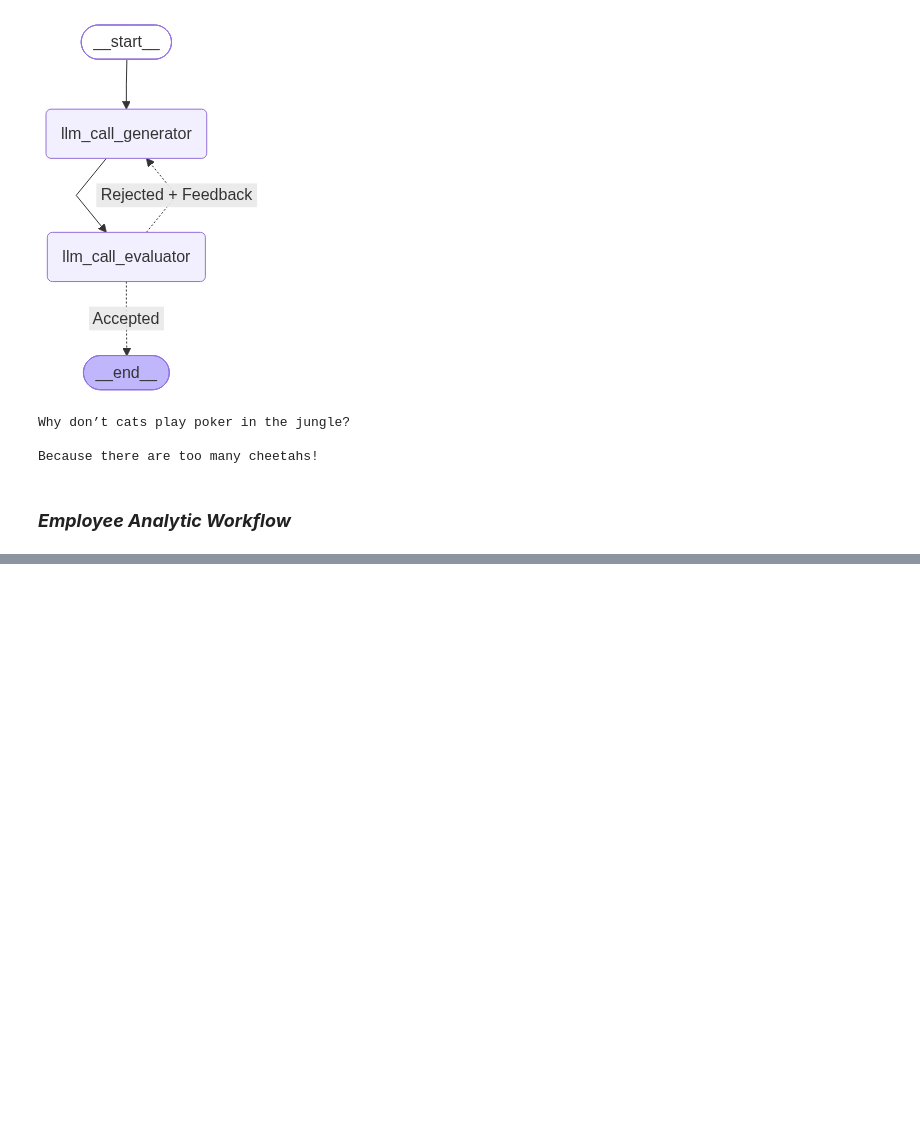
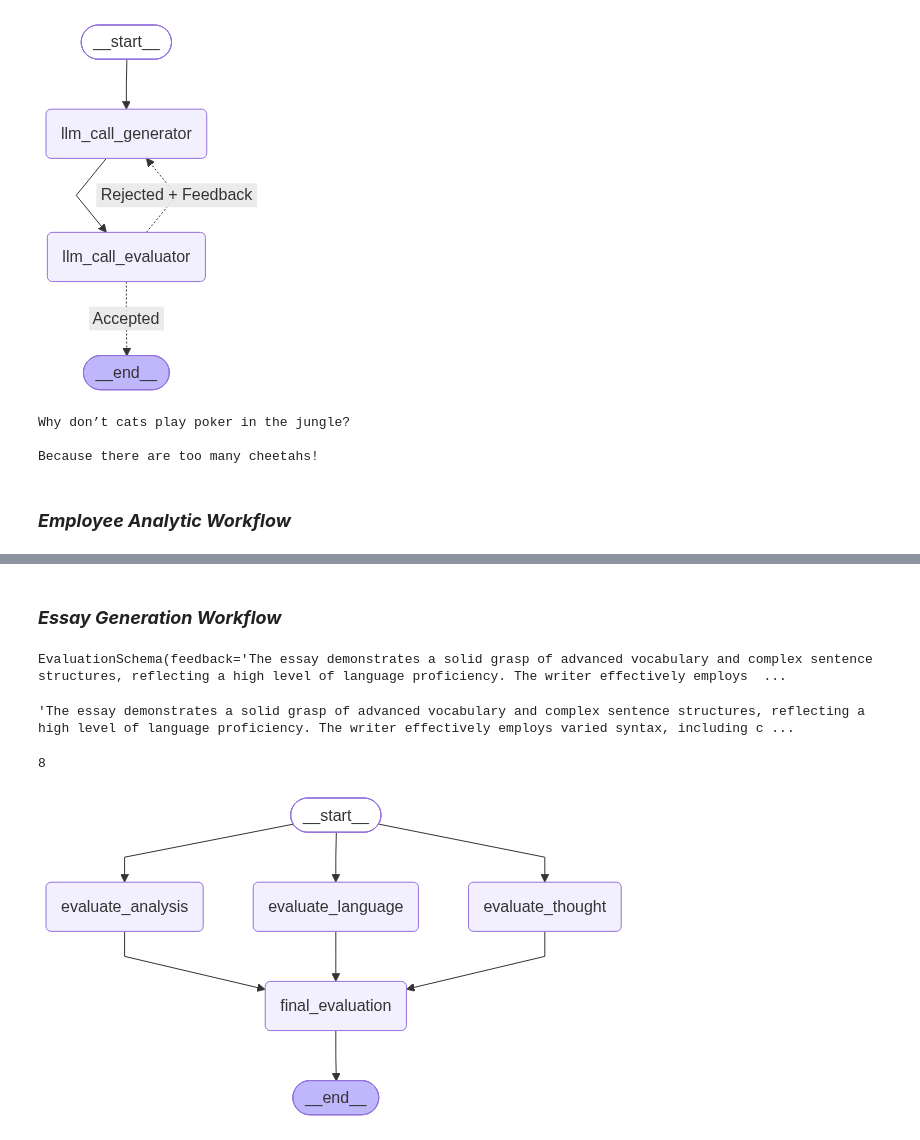
Before and after one commit to Ankit1726/AI_Engineering, a Jupyter notebook: Agentic_AI/notebooks/langgraph/workflows.ipynb, the cells around one changed output, grey strips where cells are left out. Saved outputs shown, nothing was run; the diff lists cells and outputs as text; code cells hidden in the pictures; blank space fills up the shorter version.

```diff
--- a/Agentic_AI/notebooks/langgraph/workflows.ipynb
+++ b/Agentic_AI/notebooks/langgraph/workflows.ipynb
@@ -512,0 +605,2 @@ Because there are too many cheetahs!
+# %% [markdown]
+### ***Essay Generation Workflow***
@@ -512,0 +629,31 @@ Because there are too many cheetahs!
+# %%
+essay = """Europe in the Age of AI: The Regulatory Superpower
+
+As the world rushes headlong into the era of artificial intelligence, the European Union finds itself playing a unique and complex role. While the United States and China dominate the race to build the largest foundation models and hardware ecosystems, Europe has positioned itself as the global conscience of the AI age. For Europe, the challenge is not simply about technological supremacy, but about ensuring that AI aligns with democratic values, human rights, and environmental sustainability.
+
+Europe's strengths lie in its deep academic traditions and its commitment to ethical frameworks. The continent is home to world-class research hubs, producing some of the leading minds in machine learning. Furthermore, Europe has a distinct advantage in industrial and B2B AI, driven by its manufacturing powerhouses in Germany, France, and Scandinavia. However, Europe’s most defining characteristic in this era is its regulatory muscle. With the passage of the AI Act, the EU has created the world’s first comprehensive legal framework for artificial intelligence, categorizing systems by risk and demanding unprecedented transparency from tech companies.
+
+The European vision for AI is heavily focused on public good and sustainability. There is a strong push toward "Green AI," ensuring that the massive energy consumption of data centers aligns with the continent's aggressive climate goals. In healthcare, European nations are leveraging AI to advance precision medicine and streamline public health systems, while fiercely protecting patient data. Additionally, significant investments are being made to develop open-source, multilingual AI models that preserve Europe's rich linguistic diversity and reduce reliance on Silicon Valley.
+
+Despite these noble ambitions, Europe faces substantial hurdles. The continent suffers from a severe lack of hyperscale tech companies and domestic cloud infrastructure, leaving it heavily dependent on foreign technology. This "compute deficit" is compounded by a fragmented venture capital market, which often struggles to commercialize academic breakthroughs. Consequently, Europe frequently experiences a brain drain, as its brightest AI researchers are lured away by the massive salaries and computing resources offered by American and Chinese tech giants.
+
+The central tension for Europe is whether its regulatory approach will foster "trustworthy AI" or stifle homegrown innovation. Critics argue that stringent compliance burdens will price European startups out of the market, relegating the continent to being a consumer of foreign AI rather than a creator. Proponents, however, believe that by setting global ethical standards—the "Brussels Effect"—Europe will ultimately attract users and enterprises that demand secure, unbiased, and privacy-respecting technologies.
+
+To succeed, Europe must balance its protective instincts with aggressive investment in digital infrastructure and innovation. It needs to foster a unified digital single market that allows startups to scale across borders effortlessly, while also forging strategic alliances to secure supply chains for critical hardware like semiconductors.
+
+In conclusion, Europe in the age of AI represents a profound geopolitical experiment. It is testing whether a society can successfully govern exponential technology without sacrificing economic competitiveness. If Europe succeeds, it will provide a desperately needed global blueprint for human-centric AI; if it fails, it risks becoming an over-regulated museum in a world driven by algorithmic innovation."""
+# %%
+prompt = f'Evaluate the language quality of the following essay and provide a feedback and assign a score out of 10 \n {essay}'
+result = structured_model.invoke(prompt)
+# %%
+result
+# %% [output]
+EvaluationSchema(feedback='The essay demonstrates a solid grasp of advanced vocabulary and complex sentence structures, reflecting a high level of language proficiency. The writer effectively employs  ...
+# %%
+result.feedback
+# %% [output]
+'The essay demonstrates a solid grasp of advanced vocabulary and complex sentence structures, reflecting a high level of language proficiency. The writer effectively employs varied syntax, including c ...
+# %%
+result.score
+# %% [output]
+8
@@ -512,0 +702,25 @@ Because there are too many cheetahs!
+# %%
+graph = StateGraph(EssayState)
+
+# add nodes
+graph.add_node('evaluate_language', evaluate_language)
+graph.add_node('evaluate_analysis', evaluate_analysis)
+graph.add_node('evaluate_thought', evaluate_thought)
+graph.add_node('final_evaluation', final_evaluation)
+
+# add edges
+graph.add_edge(START, 'evaluate_language')
+graph.add_edge(START, 'evaluate_analysis')
+graph.add_edge(START, 'evaluate_thought')
+
+
+graph.add_edge('evaluate_language', 'final_evaluation')
+graph.add_edge('evaluate_analysis', 'final_evaluation')
+graph.add_edge('evaluate_thought', 'final_evaluation')
+graph.add_edge('final_evaluation', END)
+
+workflow = graph.compile()
+# %%
+workflow
+# %% [output]
+[figure, added]
```
Also changed, not shown: parts of 13 cells of this notebook.
